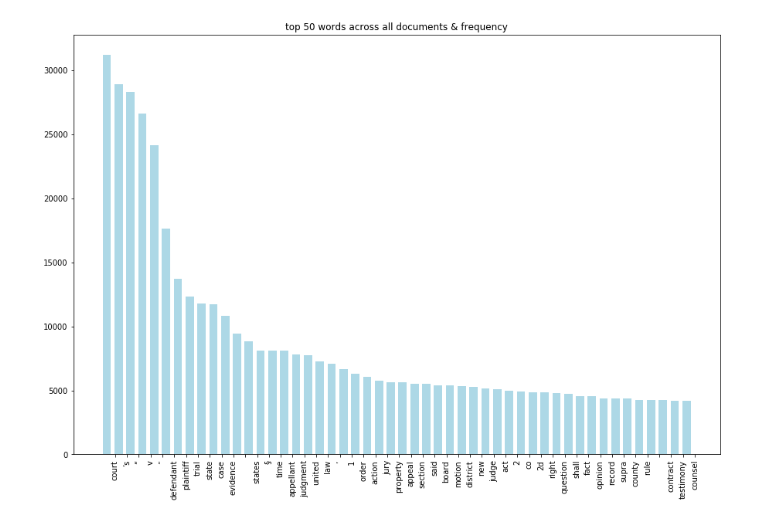
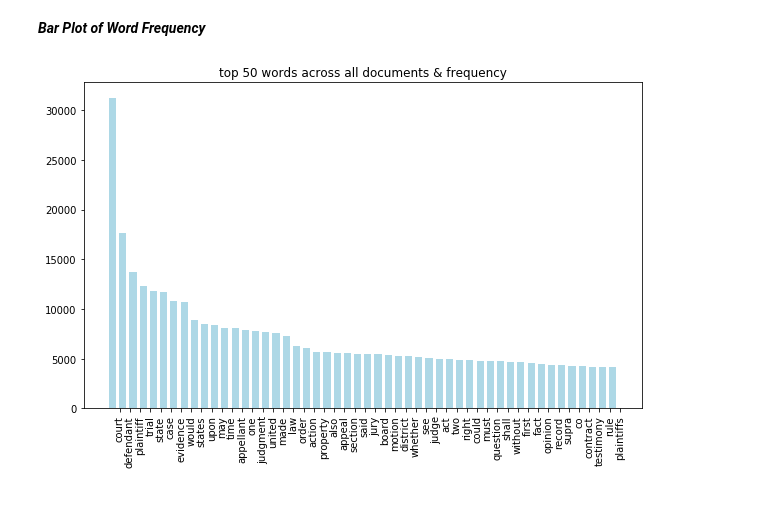
Before and after one commit to minnaf/Case_Recommendation_System, a Jupyter notebook: visualizations.ipynb, the cells around one changed output. Drawn from its saved outputs; the diff is of its cells as text; code cells hidden in the pictures.

```diff
--- a/visualizations.ipynb
+++ b/visualizations.ipynb
@@ -93,0 +81,2 @@ majority_no_stop = test['no_stop_words_majority'].sum()
+# %% [markdown]
+***Bar Plot of Word Frequency***
@@ -93,0 +100,5 @@ majority_no_stop = test['no_stop_words_majority'].sum()
+# %%
+vis = mf.visualizations
+# %%
+data_words = list(vis.sent_to_words(test.majority_opinion))
+data_words = [word for sublist in data_words for word in sublist]
@@ -94,18 +113,27 @@ majority_no_stop = test['no_stop_words_majority'].sum()
+# %%
+data_words_nostops = remove_stopwords(data_words)
+data_words_bigrams = make_bigrams(data_words_nostops)
+data_words_trigrams = make_trigrams(data_words_nostops)
+nlp = spacy.load('en', disable=['parser', 'ner'])
+data_lemmatized = lemmatization(data_words_bigrams, allowed_postags=['NOUN', 'ADJ', 'VERB', 'ADV'])
+# %%
+list_bigrams = [word for sublist in data_words_bigrams for word in sublist]
+list_trigrams = [word for sublist in data_words_trigrams for word in sublist]
 # %%
-counter = Counter(majority_no_stop)
-counter_top = OrderedDict(counter.most_common(50))
-words = counter_top.keys()
-word_counts = counter_top.values()
+#import data_words in here rather than majority_no_stop
+# def bar_plot(list_of_words):
+#     counter = Counter(list_of_words)
+#     counter_top = OrderedDict(counter.most_common(50))
+#     words = counter_top.keys()
+#     word_counts = counter_top.values()
 
-# Plot histogram using matplotlib bar().
+#     # Plot histogram using matplotlib bar().
 
-plt.figure(figsize=(15,10))
-indexes = np.arange(len(words))
-width = .7
+#     plt.figure(figsize=(10,6))
+#     indexes = np.arange(len(words))
+#     width = .7
 
-plt.bar(indexes, word_counts, width, color = 'lightblue')
-plt.xticks(indexes + width, words, rotation='vertical')
-plt.title('top 50 words across all documents & frequency')
-plt.show()
+#     plt.bar(indexes, word_counts, width, color = 'lightblue')
+#     plt.xticks(indexes + width, words, rotation='vertical')
+#     plt.title('top 50 words across all documents & frequency')
+#     plt.show()
-# %% [output]
-[figure, removed]
@@ -111,0 +153,4 @@ plt.show()
+# %%
+bar_plot(list_bigrams)
+# %% [output]
+[figure, added]
```
Also changed, not shown: parts of 24 cells of this notebook, 1 other file.
